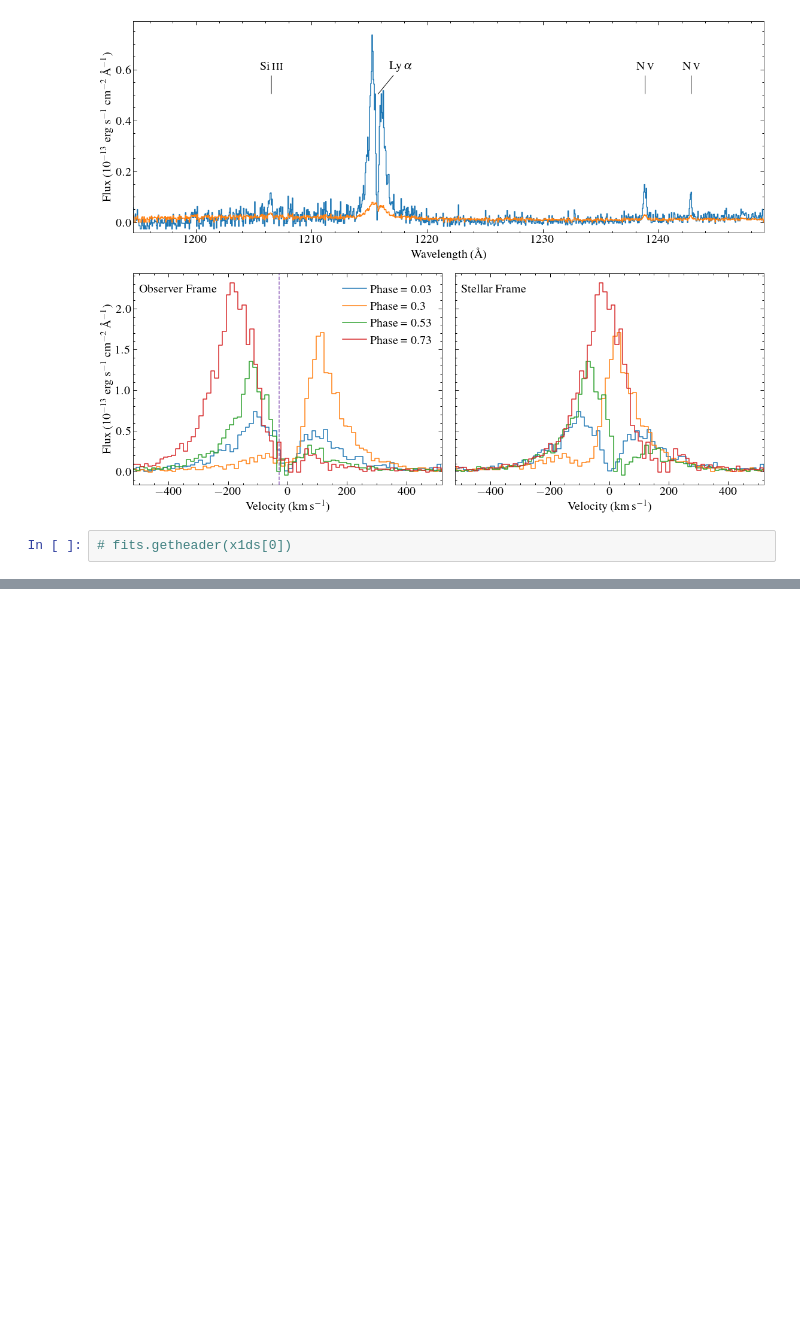
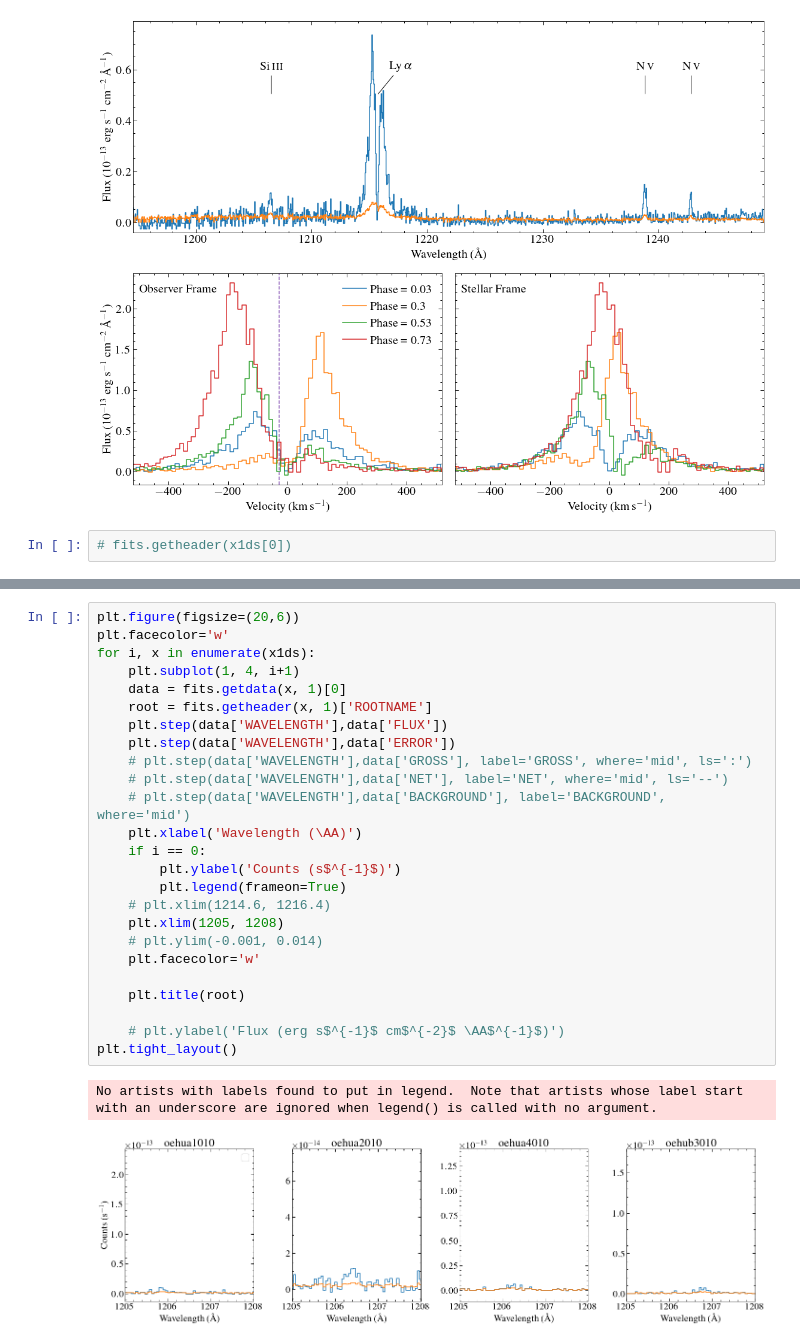
Before and after one commit to davidjwilson/pceb, a Jupyter notebook: eg_uma/eg_uma_stis_first_look.ipynb, the cells around one changed output, grey strips where cells are left out. Cells and saved outputs as stored; diff of their text form; blank space fills up the shorter version.

```diff
--- a/eg_uma/eg_uma_stis_first_look.ipynb
+++ b/eg_uma/eg_uma_stis_first_look.ipynb
@@ -1645,0 +1727,28 @@ plt.savefig('plots/eg_uma_lya_stis_spec.pdf', dpi=150)
+# %%
+plt.figure(figsize=(20,6))
+plt.facecolor='w'
+for i, x in enumerate(x1ds):
+    plt.subplot(1, 4, i+1)
+    data = fits.getdata(x, 1)[0]
+    root = fits.getheader(x, 1)['ROOTNAME']
+    plt.step(data['WAVELENGTH'],data['FLUX'])
+    plt.step(data['WAVELENGTH'],data['ERROR'])
+    # plt.step(data['WAVELENGTH'],data['GROSS'], label='GROSS', where='mid', ls=':')
+    # plt.step(data['WAVELENGTH'],data['NET'], label='NET', where='mid', ls='--')
+    # plt.step(data['WAVELENGTH'],data['BACKGROUND'], label='BACKGROUND', where='mid')
+    plt.xlabel('Wavelength (\AA)')
+    if i == 0:
+        plt.ylabel('Counts (s$^{-1}$)')
+        plt.legend(frameon=True)
+    # plt.xlim(1214.6, 1216.4)
+    plt.xlim(1205, 1208)
+    # plt.ylim(-0.001, 0.014)
+    plt.facecolor='w'
+
+    plt.title(root)
+
+    # plt.ylabel('Flux (erg s$^{-1}$ cm$^{-2}$ \AA$^{-1}$)')
+plt.tight_layout()
+# %% [output]
+No artists with labels found to put in legend.  Note that artists whose label start with an underscore are ignored when legend() is called with no argument.
+[figure, added]
```
Also changed, not shown: parts of 5 cells of this notebook, 19 other files.
